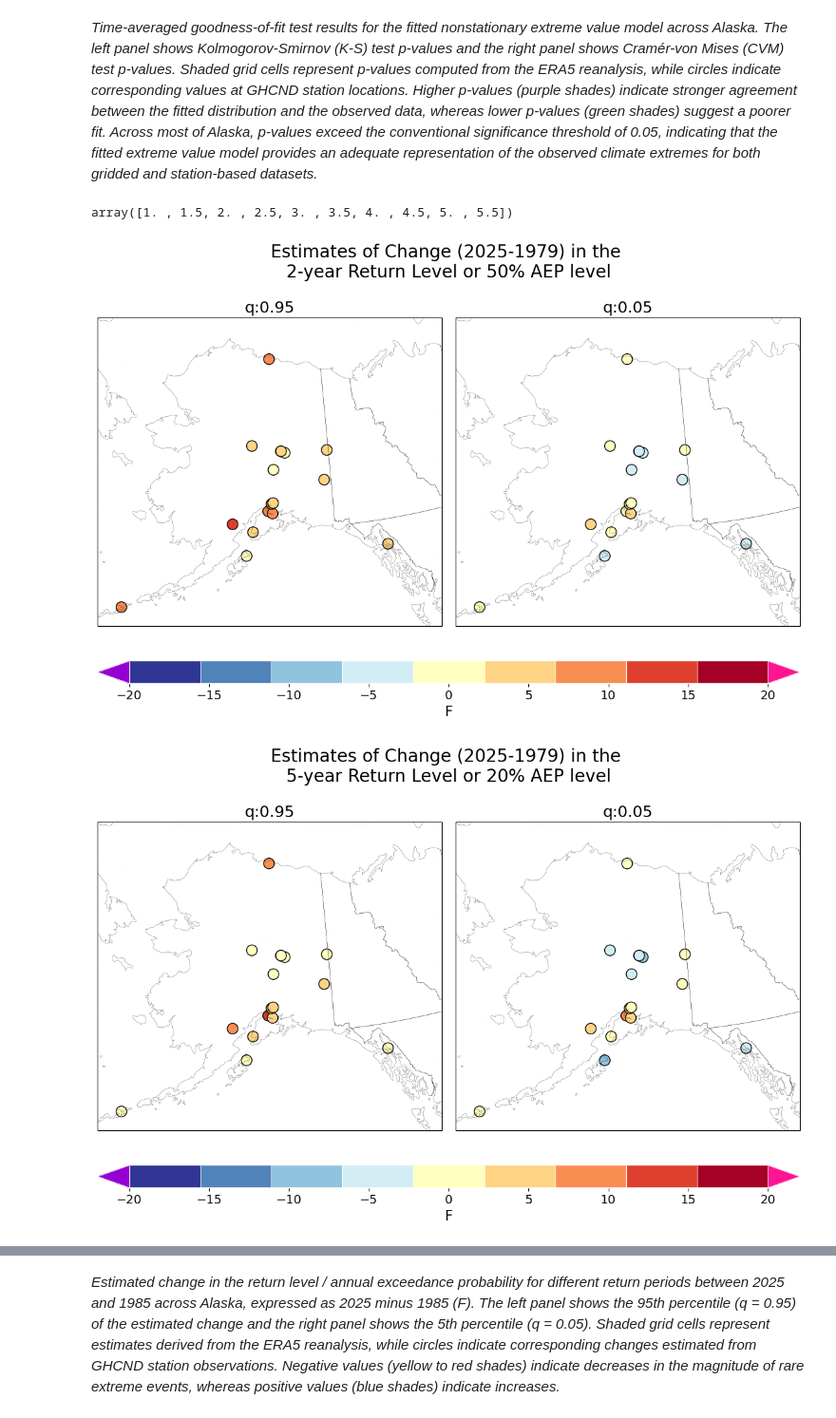
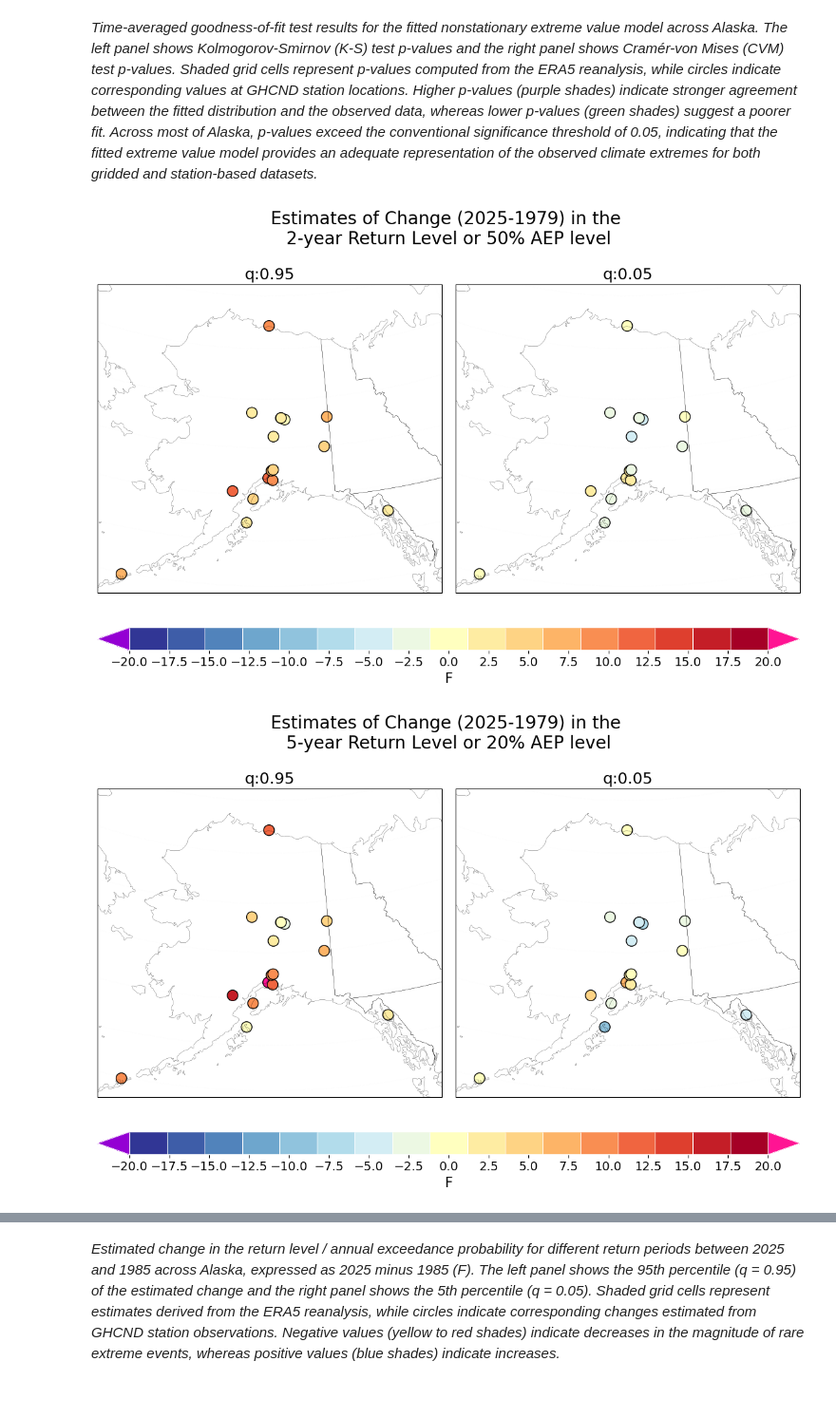
Before and after one commit to GaelleHervieux/TXx, a Jupyter notebook: plot_TXx_Alaska_GHCND_glostLocSca_extRemes.ipynb, the cells around one changed output, grey strips where cells are left out. Shown at 95% size. Drawn from its saved outputs; the diff is of its cells as text; code cells hidden in the pictures.

```diff
--- a/plot_TXx_Alaska_GHCND_glostLocSca_extRemes.ipynb
+++ b/plot_TXx_Alaska_GHCND_glostLocSca_extRemes.ipynb
@@ -626,15 +625,11 @@ Text(0.5, 0.98, 'Tests averaged in Time')
 # %%
 Tquantile=['0.95','0.05']
 vq=[float(x) for x in Tquantile]
-# %%
-clevs
-# %% [output]
-array([1. , 1.5, 2. , 2.5, 3. , 3.5, 4. , 4.5, 5. , 5.5])
 # %%
 proj = ccrs.LambertConformal(central_latitude=cLat, central_longitude=cLon)
 proj_data = ccrs.PlateCarree()
 
-clevs=np.arange(-20,25,5)
+clevs=np.arange(-20,22.5,2.5)
 cmap = cm.get_cmap('RdYlBu_r',len(clevs))
 cmap.set_under('darkviolet')
 cmap.set_over('deeppink')
@@ -648,33 +643,33 @@ for irp in range(0,len(return_periods)):
     xxx = Diffrl_q.sel(quantile=vq[ix]).isel(return_periods=irp)
     lon = longitude.sel(station=xxx.dropna(dim='station').station).data
     lat = latitude.sel(station=xxx.dropna(dim='station').station).data
     #cc = Diffrl_qERA5.sel(quantile=vq[ix]).isel(return_periods=irp).plot.pcolormesh\
-    #(ax=ax[ix],transform=ccrs.PlateCarree(),cmap=cmap,norm=norm,add_colorbar=False)
+    #  (ax=ax[ix],transform=ccrs.PlateCarree(),cmap=cmap,norm=norm,add_colorbar=False)
     cc = ax[ix].scatter(lon,lat,c=xxx.dropna(dim='station'),s=150,cmap=cmap,norm=norm,transform=ccrs.PlateCarree(),edgecolor='k')
 
     ax[ix].set_title(f'q:{Tquantile[ix]}',fontsize=18)
     ##
 
     ####
     grd = ax[ix].gridlines(
     draw_labels=False,
     color='gray', alpha=0.01, linestyle='--')
     grd.top_labels = False   # Disable top labels
     grd.right_labels = False # Disable right labels.
     ax[ix].set_extent((lon_min,lon_max,lat_min,lat_max), crs=proj_data)
     ax[ix].add_feature(state_borders,zorder=100,edgecolor='k',linewidth=0.2)
 
   #
   ax_cbar = fig.add_axes([0.1, 0.2, 0.8, 0.04])
   cbar=fig.colorbar(cc,cax=ax_cbar,shrink=0.5,orientation='horizontal',extend='both',norm=norm,drawedges=True)
   cbar.set_ticks(clevs[:])
   cbar.ax.tick_params(labelsize=14)
   cbar.set_label(label=f'{units}',fontsize=16)
   cbar.outline.set_edgecolor('w')
   cbar.dividers.set_edgecolor('w')
   cbar.dividers.set_linewidth(0.8)
 
   plt.suptitle(f'Estimates of Change ({Tyears[-1]}-{Tyears[0]}) in the \n{return_periods[irp]}-year Return Level or {AEP[irp]*100:.0f}% AEP level',fontsize=20)
 # %% [output]
-[figure, old version]
+[figure, new version]
-[figure, old version]
+[figure, new version]
```
Also changed, not shown: parts of 6 cells of this notebook.
